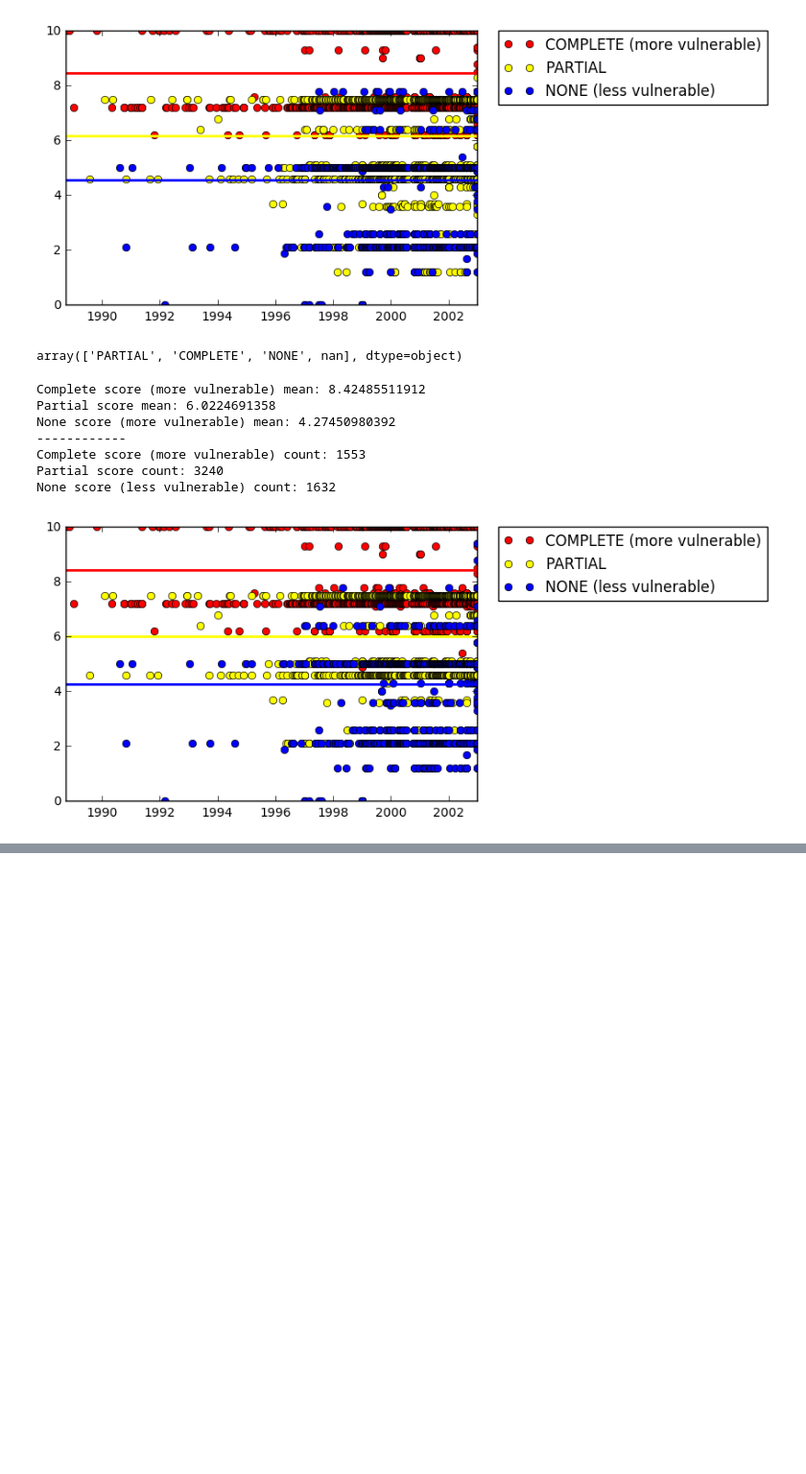
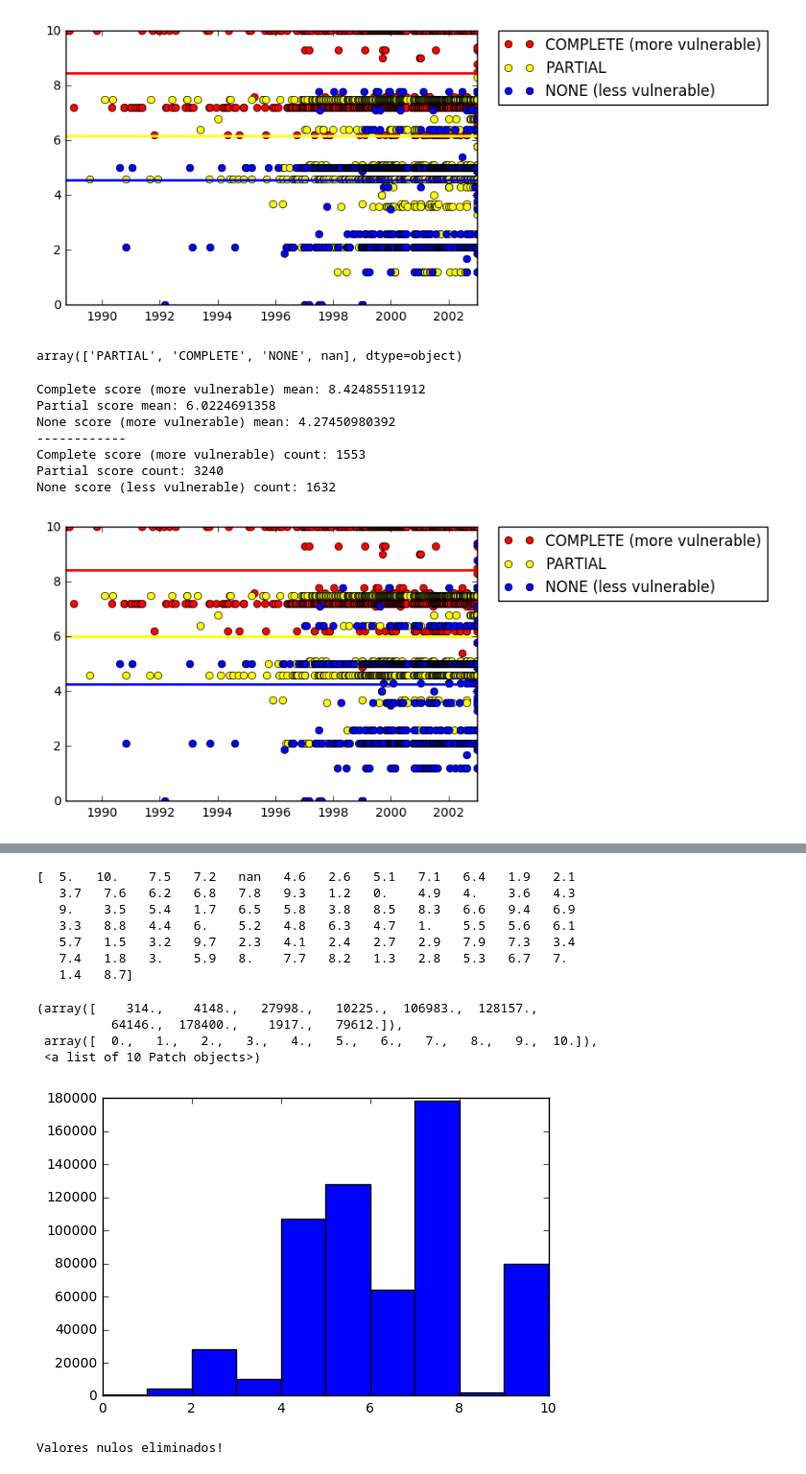
Before and after one commit to msicilia/scikit-infosec, a Jupyter notebook: skinfosec/databases/Scikit-notebook.ipynb, the cells around one changed output, grey strips where cells are left out. Shown at 96% size. Cells and saved outputs as stored; diff of their text form; code cells hidden in the pictures; blank space fills up the shorter version.

```diff
--- a/skinfosec/databases/Scikit-notebook.ipynb
+++ b/skinfosec/databases/Scikit-notebook.ipynb
@@ -31,9 +31,21 @@ source = []
 generated_on_datetime = []
 cwe_id = []
 summary = []
+
+cpe_list = []
 # %% [markdown]
 La gran mayoría de los nodos contienen namespace, así que se definen para concatenarlos después con el nombre del tag del nodo deseado.
 # %%
 # for namespaces
 vuln_ns = "{http://scap.nist.gov/schema/vulnerability/0.4}"
 cvss_ns = "{http://scap.nist.gov/schema/cvss-v2/0.2}"
+# %%
+for row in parsed.entry:
+    print(str(row.attrib.get("id")))
+
+    if row.find(vuln_ns+"vulnerable-software-list") is not None:
+
+        vul_sw_list = row[vuln_ns+"vulnerable-software-list"][vuln_ns+"product"]
+        for i in range(0, len(vul_sw_list)):
+            print(vul_sw_list[i])
+a
@@ -62,6 +76,12 @@ for row in parsed.entry:
     cve_ID.append(str(row[vuln_ns+"cve-id"]))
     published_datetime.append(dateutil.parser.parse(str(row[vuln_ns+"published-datetime"])).date())
     last_modified_datetime.append(dateutil.parser.parse(str(row[vuln_ns+"last-modified-datetime"])).date())
+
+    if row.find(vuln_ns+"vulnerable-software-list") is not None:
+
+        vul_sw_list = row[vuln_ns+"vulnerable-software-list"][vuln_ns+"product"]
+        for i in range(0, len(vul_sw_list)):
+            cpe_list.append(vul_sw_list[i])
 
     if row.find(vuln_ns+"cvss") is not None:
         score_node = row[vuln_ns+"cvss"][cvss_ns+"base_metrics"]
@@ -461,3 +481,21 @@ Complete score (more vulnerable) count: 1553
 Partial score count: 3240
 None score (less vulnerable) count: 1632
 [figure]
+# %%
+from cve import CVE
+import pandas as pd
+import numpy as np
+
+final_df = pd.DataFrame()
+
+for i in range(2002, 2017):
+    print(i)
+    url_download = 'https://static.nvd.nist.gov/feeds/xml/cve/nvdcve-2.0-'+str(i)+'.xml.gz'
+    url = 'nvdcve-2.0-'+str(i)+'.xml.gz'
+    cve = CVE(url, False, False)
+    df = cve.to_df()
+    # print(len(df))
+    final_df = final_df.append(df, ignore_index=True)
+
+print(len(final_df))
+final_df.head()
@@ -463,0 +525,24 @@ None score (less vulnerable) count: 1632
+# %%
+data = final_df
+import matplotlib.pyplot as plt
+%matplotlib inline
+print(data["score"].unique())
+plt.hist(data["score"].dropna())
+# %% [output]
+[  5.   10.    7.5   7.2   nan   4.6   2.6   5.1   7.1   6.4   1.9   2.1
+   3.7   7.6   6.2   6.8   7.8   9.3   1.2   0.    4.9   4.    3.6   4.3
+   9.    3.5   5.4   1.7   6.5   5.8   3.8   8.5   8.3   6.6   9.4   6.9
+   3.3   8.8   4.4   6.    5.2   4.8   6.3   4.7   1.    5.5   5.6   6.1
+   5.7   1.5   3.2   9.7   2.3   4.1   2.4   2.7   2.9   7.9   7.3   3.4
+   7.4   1.8   3.    5.9   8.    7.7   8.2   1.3   2.8   5.3   6.7   7.
+   1.4   8.7]
+(array([    314.,    4148.,   27998.,   10225.,  106983.,  128157.,
+          64146.,  178400.,    1917.,   79612.]),
+ array([  0.,   1.,   2.,   3.,   4.,   5.,   6.,   7.,   8.,   9.,  10.]),
+ <a list of 10 Patch objects>)
+[figure, added]
+# %%
+score_data = data[["score","published_datetime"]].dropna()
+print("Valores nulos eliminados!")
+# %% [output]
+Valores nulos eliminados!
```
Also changed, not shown: parts of 38 cells of this notebook, 9 other files.
